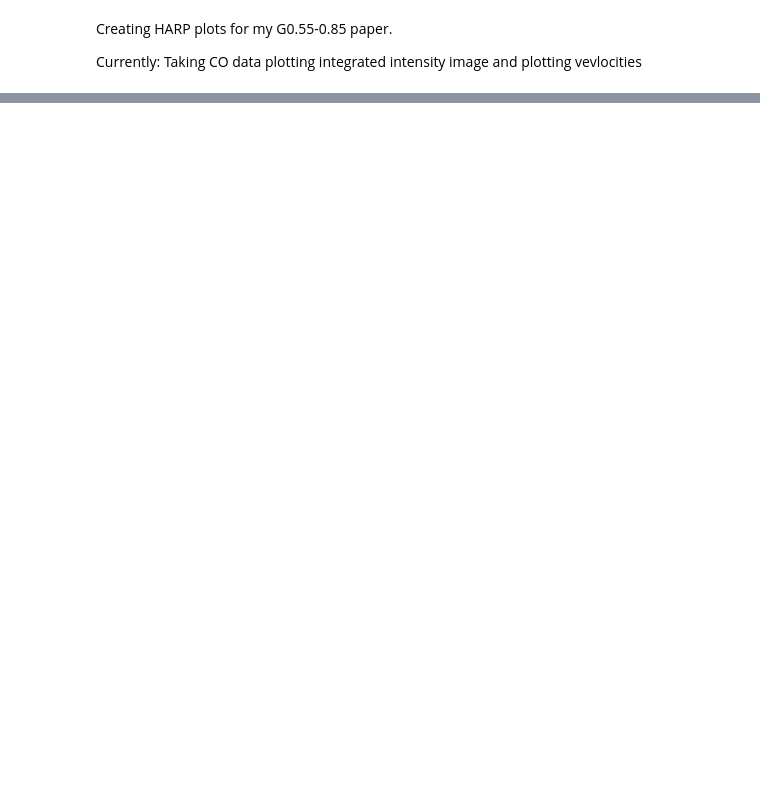
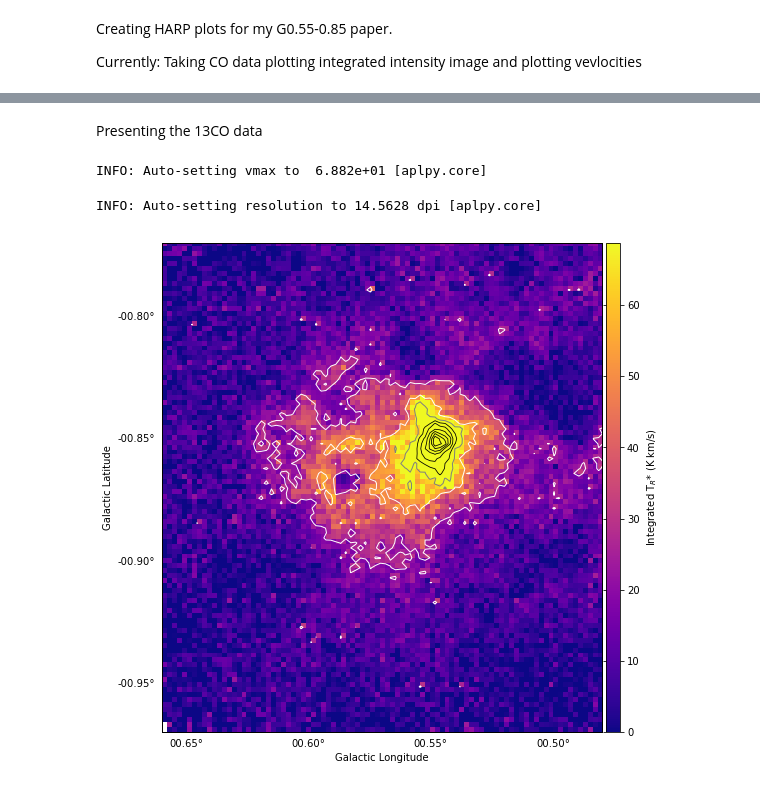
Before and after one commit to parsonsh/eaoTools, a Jupyter notebook: investigating-harp.ipynb, the cells around one changed output, grey strips where cells are left out. Cells and saved outputs as stored; diff of their text form; code cells hidden in the pictures; blank space fills up the shorter version.

```diff
--- a/investigating-harp.ipynb
+++ b/investigating-harp.ipynb
@@ -30,0 +140,24 @@ fitsfile_13co_integ = '/Users/hparsons/Documents/EAO/Research/JellyFish/data/13c
+# %% [markdown]
+Presenting the 13CO data
+# %%
+co13_integ = aplpy.FITSFigure(fitsfile_13co_integ)
+
+co13_integ.show_colorscale(vmin=0.0,cmap='plasma') # stretch='sqrt',
+co13_integ.add_colorbar()
+co13_integ.colorbar.set_axis_label_text('Integrated T$_{R}$* (K km/s)')
+
+co13_integ.recenter(position_Jelly.l.deg,position_Jelly.b.deg, width=0.18, height=0.20)
+
+co13_integ.show_contour(fitsfile_13co_integ, levels=[25,50,], colors='white', linewidths=1.0)
+co13_integ.show_contour(fitsfile_13co_integ, levels=[75], colors='grey', linewidths=1.0)
+co13_integ.show_contour(fitsfile_13co_integ, levels=[100,125,150,175,200,225,250,300], colors='black', linewidths=0.8)
+
+co13_integ.tick_labels.set_xformat('ddd.dd')
+co13_integ.tick_labels.set_yformat('ddd.dd')
+
+co13_integ.savefig('/Users/hparsons/Documents/EAO/Research/JellyFish/images/Jellyfish-13co-integ-contours.pdf')
+co13_integ.savefig('/Users/hparsons/Documents/EAO/Research/JellyFish/images/Jellyfish-13co-integ-contours.png')
+# %% [output]
+INFO: Auto-setting vmax to  6.882e+01 [aplpy.core]
+INFO: Auto-setting resolution to 14.5628 dpi [aplpy.core]
+[figure, added]
```
Also changed, not shown: parts of 25 cells of this notebook, 1 other file.
